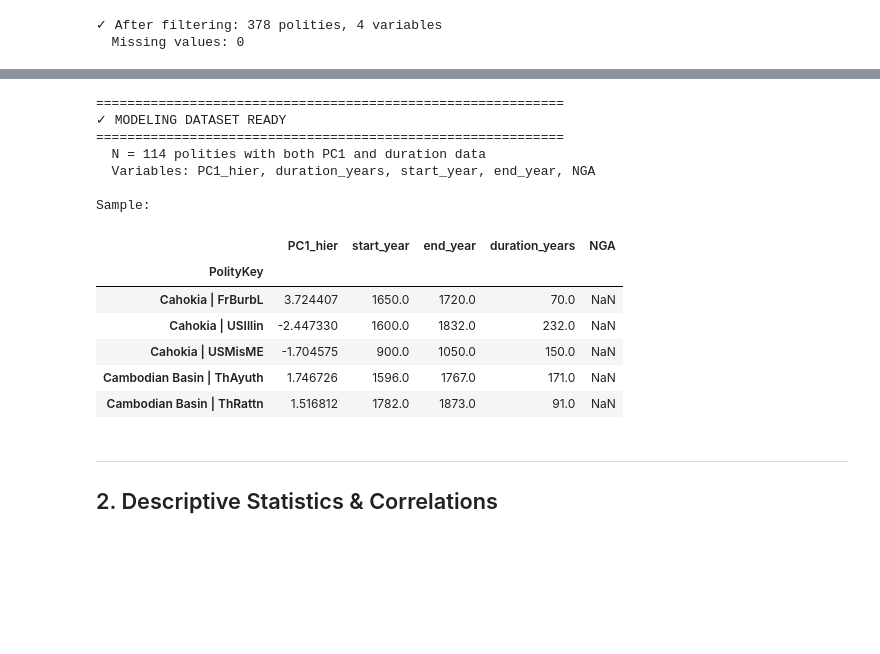
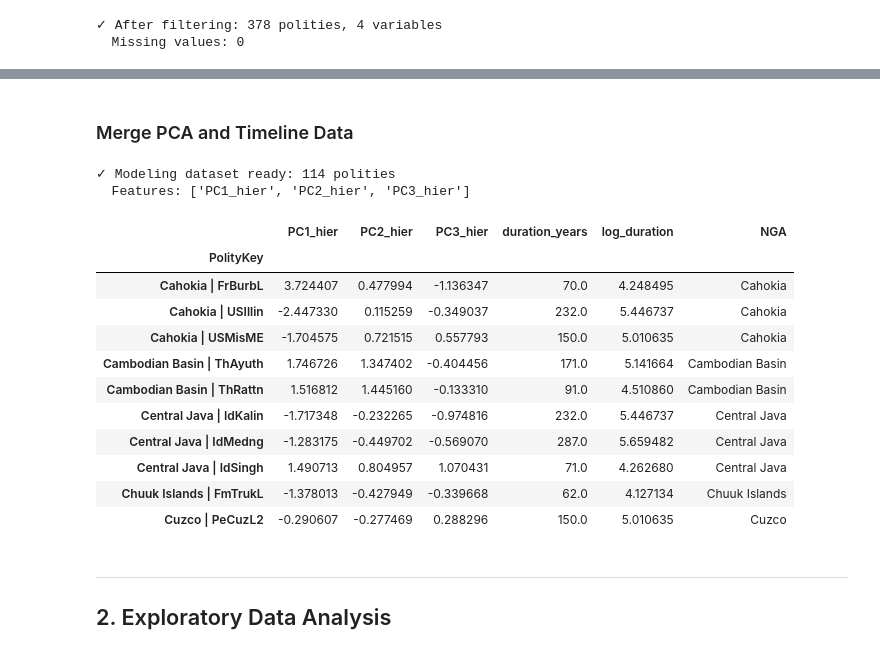
Before and after one commit to TheApexWu/psychohistoryML, a Jupyter notebook: notebooks/02_social_complexity_modeling.ipynb, the cells around one changed output, grey strips where cells are left out. Cells and saved outputs as stored; diff of their text form; code cells hidden in the pictures; blank space fills up the shorter version.

```diff
--- a/notebooks/02_social_complexity_modeling.ipynb
+++ b/notebooks/02_social_complexity_modeling.ipynb
@@ -155,36 +223,43 @@ print(f"  Duration range: [{timeline['duration_years'].min():.0f}, {timeline['du
   Duration range: [36, 1100] years
+# %% [markdown]
+### Merge PCA and Timeline Data
 # %%
-# Merge PC1 with timeline data
-modeling_df = pc1_hier.to_frame().join(timeline.set_index("PolityKey"), how="inner")
-modeling_df = modeling_df.dropna(subset=["duration_years"])  # Need valid duration
+# Merge on PolityKey
+modeling_df = pca_df.merge(timeline_df, left_index=True, right_on="PolityKey", how="inner")
+modeling_df.set_index("PolityKey", inplace=True)
 
-# Extract NGA (region) from PolityKey
-modeling_df["NGA"] = modeling_df.index.str.extract(r"^([^|]+)")[0].str.strip()
+# Clean: remove extreme outliers
+modeling_df = modeling_df[
+    (modeling_df["duration_years_est"] >= 10) &
+    (modeling_df["duration_years_est"] <= 2000)
+]
 
-print(f"\n{'='*60}")
-print(f"✓ MODELING DATASET READY")
-print(f"{'='*60}")
-print(f"  N = {len(modeling_df)} polities with both PC1 and duration data")
-print(f"  Variables: PC1_hier, duration_years, start_year, end_year, NGA")
-print(f"\nSample:")
-display(modeling_df.head())
+# Rename for clarity
+modeling_df.rename(columns={"duration_years_est": "duration_years"}, inplace=True)
+
+# Create log-transformed duration
+modeling_df["log_duration"] = np.log(modeling_df["duration_years"])
+
+print(f"✓ Modeling dataset ready: {len(modeling_df)} polities")
+print(f"  Features: {[col for col in modeling_df.columns if col.startswith('PC')]}")
+display(modeling_df[[f"PC{i+1}_hier" for i in range(n_components)] + ["duration_years", "log_duration", "NGA"]].head(10))
 # %% [output]
-============================================================
-✓ MODELING DATASET READY
-============================================================
-  N = 114 polities with both PC1 and duration data
-  Variables: PC1_hier, duration_years, start_year, end_year, NGA
-
-Sample:
+✓ Modeling dataset ready: 114 polities
+  Features: ['PC1_hier', 'PC2_hier', 'PC3_hier']
-|  | PC1_hier | start_year | end_year | duration_years | NGA |
-| PolityKey |  |  |  |  |  |
-| Cahokia | FrBurbL | 3.724407 | 1650.0 | 1720.0 | 70.0 | NaN |
-| Cahokia | USIllin | -2.447330 | 1600.0 | 1832.0 | 232.0 | NaN |
-| Cahokia | USMisME | -1.704575 | 900.0 | 1050.0 | 150.0 | NaN |
-| Cambodian Basin | ThAyuth | 1.746726 | 1596.0 | 1767.0 | 171.0 | NaN |
-| Cambodian Basin | ThRattn | 1.516812 | 1782.0 | 1873.0 | 91.0 | NaN |
+|  | PC1_hier | PC2_hier | PC3_hier | duration_years | log_duration | NGA |
+| PolityKey |  |  |  |  |  |  |
+| Cahokia | FrBurbL | 3.724407 | 0.477994 | -1.136347 | 70.0 | 4.248495 | Cahokia |
+| Cahokia | USIllin | -2.447330 | 0.115259 | -0.349037 | 232.0 | 5.446737 | Cahokia |
+| Cahokia | USMisME | -1.704575 | 0.721515 | 0.557793 | 150.0 | 5.010635 | Cahokia |
+| Cambodian Basin | ThAyuth | 1.746726 | 1.347402 | -0.404456 | 171.0 | 5.141664 | Cambodian Basin |
+| Cambodian Basin | ThRattn | 1.516812 | 1.445160 | -0.133310 | 91.0 | 4.510860 | Cambodian Basin |
+| Central Java | IdKalin | -1.717348 | -0.232265 | -0.974816 | 232.0 | 5.446737 | Central Java |
+| Central Java | IdMedng | -1.283175 | -0.449702 | -0.569070 | 287.0 | 5.659482 | Central Java |
+| Central Java | IdSingh | 1.490713 | 0.804957 | 1.070431 | 71.0 | 4.262680 | Central Java |
+| Chuuk Islands | FmTrukL | -1.378013 | -0.427949 | -0.339668 | 62.0 | 4.127134 | Chuuk Islands |
+| Cuzco | PeCuzL2 | -0.290607 | -0.277469 | 0.288296 | 150.0 | 5.010635 | Cuzco |
 # %% [markdown]
 ---
-## 2. Descriptive Statistics & Correlations
+## 2. Exploratory Data Analysis
 # %%
 # Summary statistics
```
Also changed, not shown: parts of 30 cells of this notebook, 22 other files.
